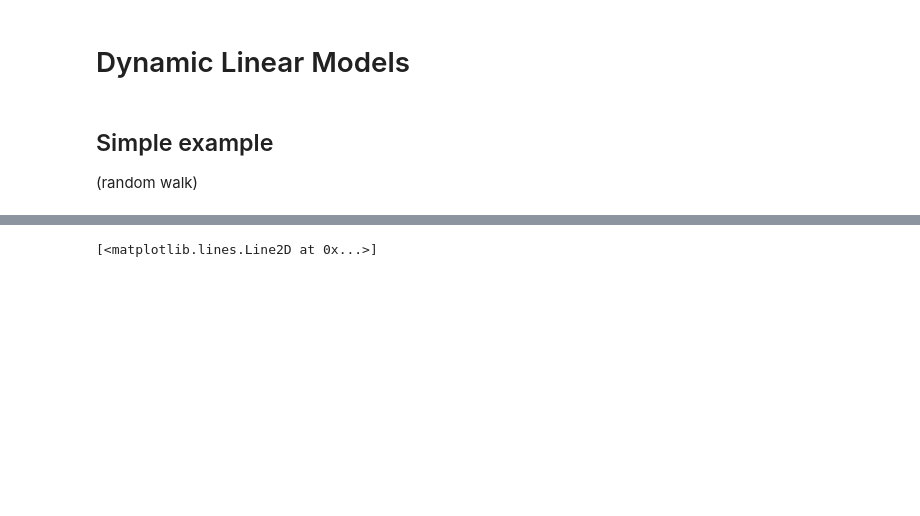
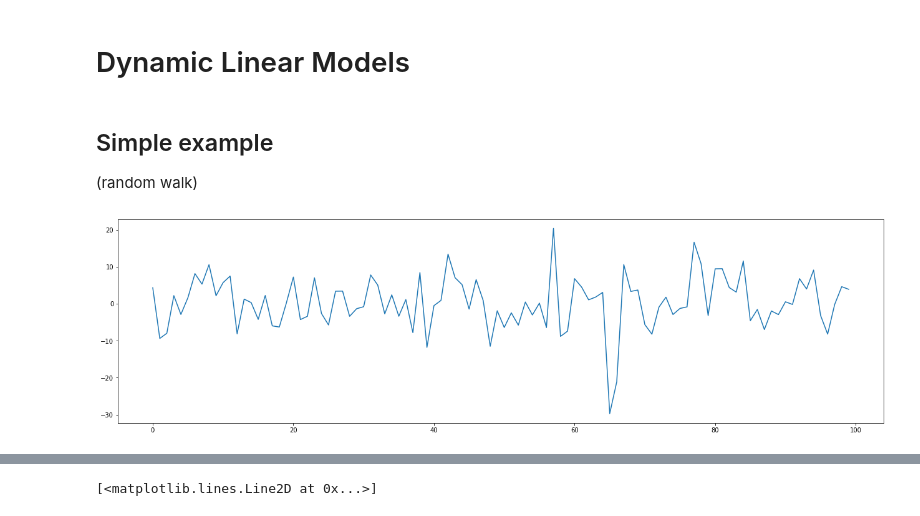
Before and after one commit to miltonluaces/time_series, a Jupyter notebook: stat_models/dlm.ipynb, the cells around one changed output, grey strips where cells are left out. Cells and saved outputs as stored; diff of their text form; code cells hidden in the pictures; blank space fills up the shorter version.

```diff
--- a/stat_models/dlm.ipynb
+++ b/stat_models/dlm.ipynb
@@ -12,6 +13,10 @@ a = 1.0 + np.random.normal(0, 5, n) # the intercept
 x = np.random.normal(0, 2, n) # the control variable
 b = 3.0 # the coefficient
 y = a + b * x
+# %%
+plt.plot(y);
+# %% [output]
+[figure, added]
 # %%
 dlm = pydlm.dlm(y)
 dlm = dlm + pydlm.trend(degree=0, discount=0.98, name='a', w=10.0)
```
Also changed, not shown: parts of 22 cells of this notebook, 2 other files.
